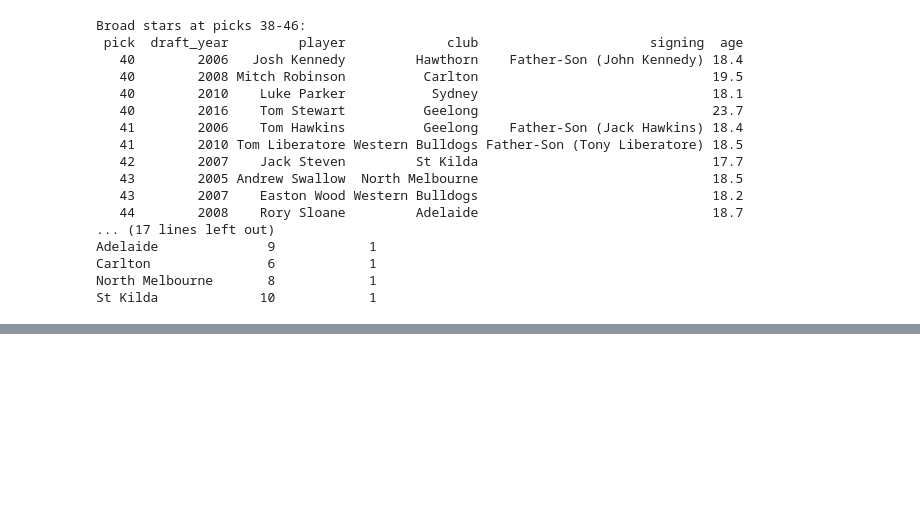
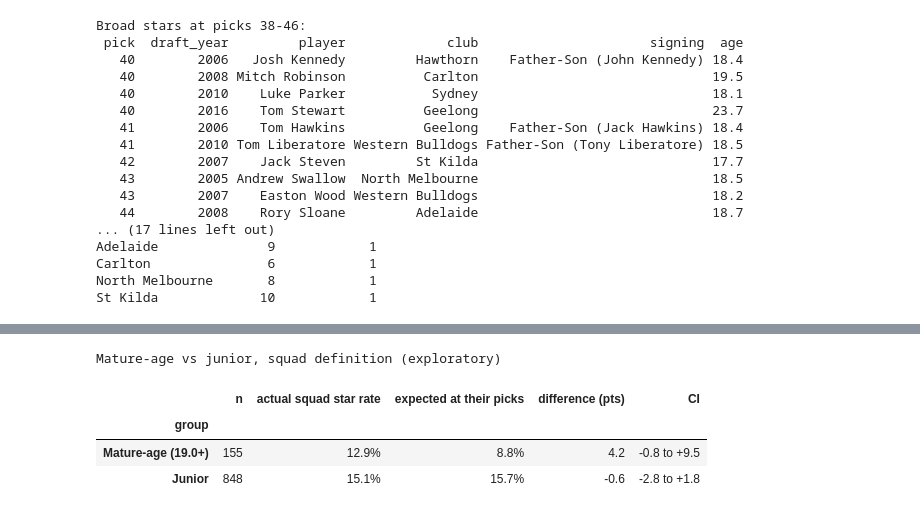
Before and after one commit to pete1729/afl-analytics, a Jupyter notebook: notebooks/06_where_stars_come_from.ipynb, the cells around one changed output, grey strips where cells are left out. Cells and saved outputs as stored; diff of their text form; code cells hidden in the pictures; blank space fills up the shorter version.

```diff
--- a/notebooks/06_where_stars_come_from.ipynb
+++ b/notebooks/06_where_stars_come_from.ipynb
@@ -834,3 +972,21 @@ St Kilda             10            1
+# %%
+picks["expected_squad"] = curve(picks["pick"].to_numpy(), picks["squad_star"].to_numpy())[picks["pick"] - 1]
+picks["resid_squad"] = picks["squad_star"] - picks["expected_squad"]
+aged = picks[picks["age"].notna()]
+rows = []
+for label, g in [("Mature-age (19.0+)", aged[aged["mature_age"]]), ("Junior", aged[~aged["mature_age"]])]:
+    est, low, high = bootstrap(g, lambda d: d["resid_squad"].mean() * 100, n=N_BOOT)
+    rows.append({"group": label, "n": len(g), "actual squad star rate": f"{g['squad_star'].mean():.1%}",
+                 "expected at their picks": f"{g['expected_squad'].mean():.1%}",
+                 "difference (pts)": round(est, 1), "CI": f"{low:+.1f} to {high:+.1f}"})
+print("Mature-age vs junior, squad definition (exploratory)")
+pd.DataFrame(rows).set_index("group")
+# %% [output]
+Mature-age vs junior, squad definition (exploratory)
+|  | n | actual squad star rate | expected at their picks | difference (pts) | CI |
+| group |  |  |  |  |  |
+| Mature-age (19.0+) | 155 | 12.9% | 8.8% | 4.2 | -0.8 to +9.5 |
+| Junior | 848 | 15.1% | 15.7% | -0.6 | -2.8 to +1.8 |
 # %% [markdown]
 # Results
 
```
Also changed, not shown: parts of 9 cells of this notebook, 1 other file.
